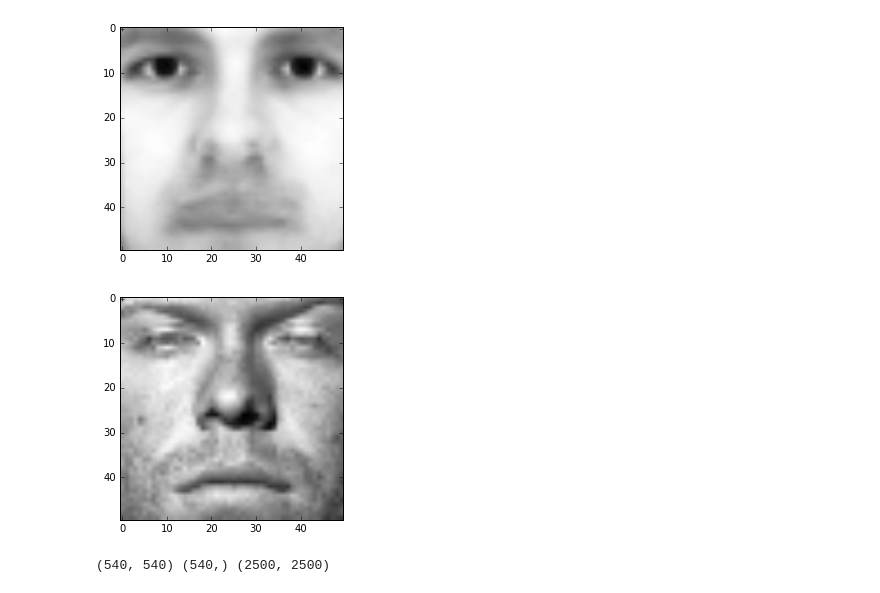
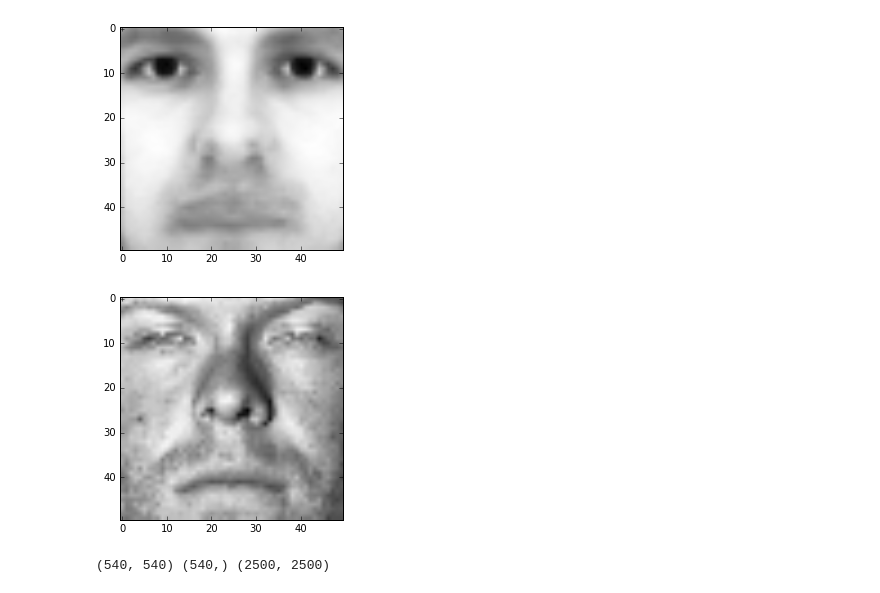
Before and after one commit to bluenight1994/Applied-Machine-Learning, a Jupyter notebook: face_recognition/eigenface.ipynb, the cells around one changed output. Cells and saved outputs as stored; diff of their text form; code cells hidden in the pictures.

```diff
--- a/face_recognition/eigenface.ipynb
+++ b/face_recognition/eigenface.ipynb
@@ -35,10 +32,10 @@ plt.show()
 # %%
 # subtract average face from each columon of x
 aver = train_data - np.tile(col_mean, (540,1))
-plt.imshow(aver[10,:].reshape(50,50), cmap = cm.Greys_r)
+plt.imshow(aver[9,:].reshape(50,50), cmap = cm.Greys_r)
 plt.show()
 # %% [output]
-[figure, old version]
+[figure, new version]
 # %%
 # Eigenface
 U, S, V = np.linalg.svd(train_data, full_matrices=True)
```
Also changed, not shown: parts of 5 cells of this notebook.
